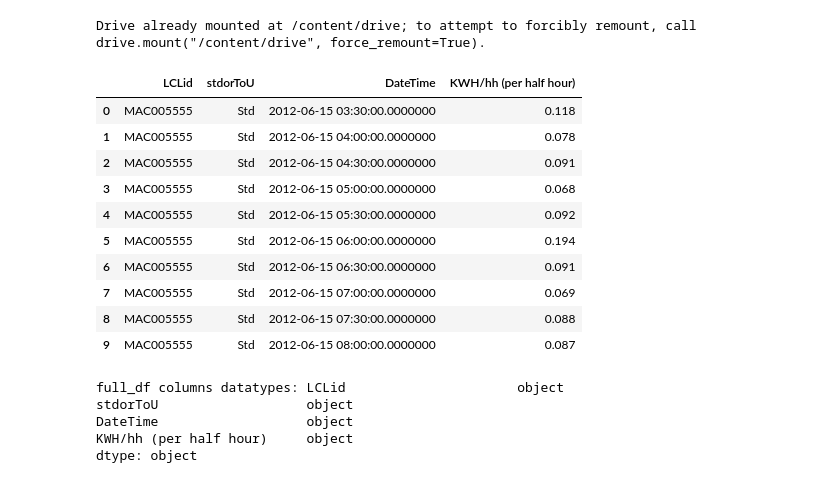
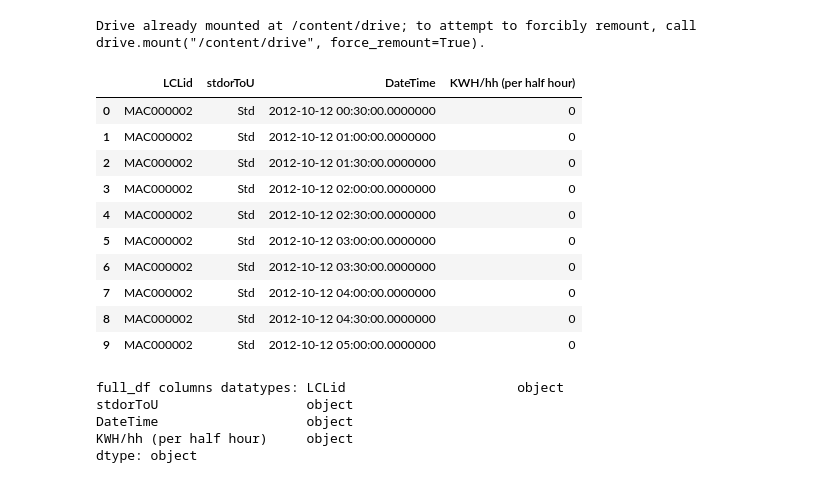
Before and after one commit to asgharlaib/Project_v1, a Jupyter notebook: Project.ipynb, the cells around one changed output. Cells and saved outputs as stored; diff of their text form; code cells hidden in the pictures.

```diff
--- a/Project.ipynb
+++ b/Project.ipynb
@@ -16,20 +16,20 @@ drive.mount('/content/drive')
 # %% [output]
 Drive already mounted at /content/drive; to attempt to forcibly remount, call drive.mount("/content/drive", force_remount=True).
 # %%
-full_df = pd.read_csv("/content/drive/MyDrive/LCL-June2015v2_134.csv")
+full_df = pd.read_csv("/content/drive/MyDrive/CC_LCL-FullData.csv")
 full_df.head(n=10)
 # %% [output]
 |  | LCLid | stdorToU | DateTime | KWH/hh (per half hour) |
-| 0 | MAC005555 | Std | 2012-06-15 03:30:00.0000000 | 0.118 |
-| 1 | MAC005555 | Std | 2012-06-15 04:00:00.0000000 | 0.078 |
-| 2 | MAC005555 | Std | 2012-06-15 04:30:00.0000000 | 0.091 |
-| 3 | MAC005555 | Std | 2012-06-15 05:00:00.0000000 | 0.068 |
-| 4 | MAC005555 | Std | 2012-06-15 05:30:00.0000000 | 0.092 |
-| 5 | MAC005555 | Std | 2012-06-15 06:00:00.0000000 | 0.194 |
-| 6 | MAC005555 | Std | 2012-06-15 06:30:00.0000000 | 0.091 |
-| 7 | MAC005555 | Std | 2012-06-15 07:00:00.0000000 | 0.069 |
-| 8 | MAC005555 | Std | 2012-06-15 07:30:00.0000000 | 0.088 |
-| 9 | MAC005555 | Std | 2012-06-15 08:00:00.0000000 | 0.087 |
+| 0 | MAC000002 | Std | 2012-10-12 00:30:00.0000000 | 0 |
+| 1 | MAC000002 | Std | 2012-10-12 01:00:00.0000000 | 0 |
+| 2 | MAC000002 | Std | 2012-10-12 01:30:00.0000000 | 0 |
+| 3 | MAC000002 | Std | 2012-10-12 02:00:00.0000000 | 0 |
+| 4 | MAC000002 | Std | 2012-10-12 02:30:00.0000000 | 0 |
+| 5 | MAC000002 | Std | 2012-10-12 03:00:00.0000000 | 0 |
+| 6 | MAC000002 | Std | 2012-10-12 03:30:00.0000000 | 0 |
+| 7 | MAC000002 | Std | 2012-10-12 04:00:00.0000000 | 0 |
+| 8 | MAC000002 | Std | 2012-10-12 04:30:00.0000000 | 0 |
+| 9 | MAC000002 | Std | 2012-10-12 05:00:00.0000000 | 0 |
 # %%
 full_df_copy = full_df.copy()
 # %%
```
Also changed, not shown: parts of 8 cells of this notebook.
